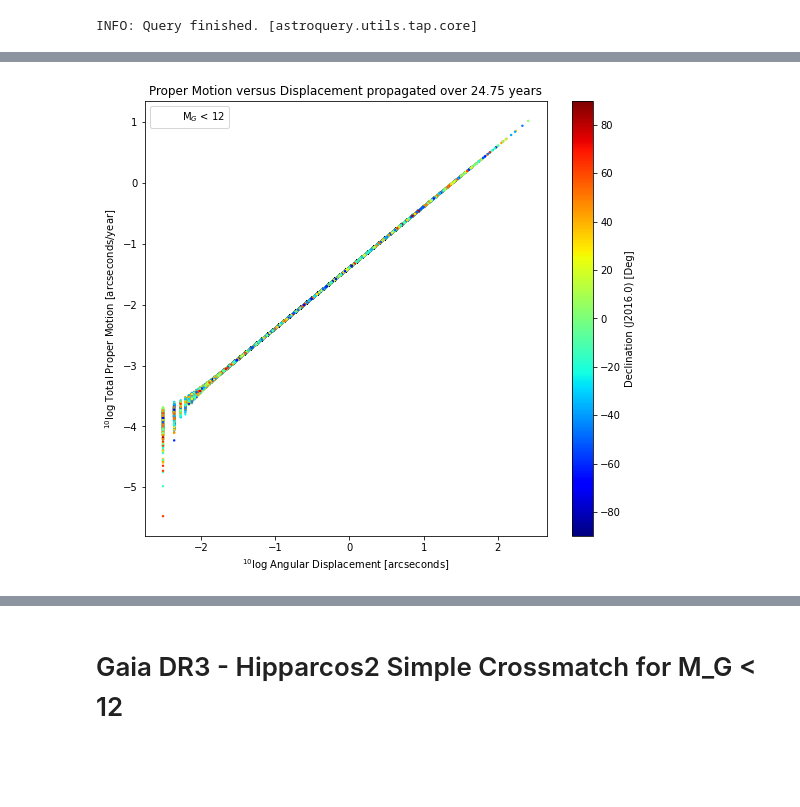
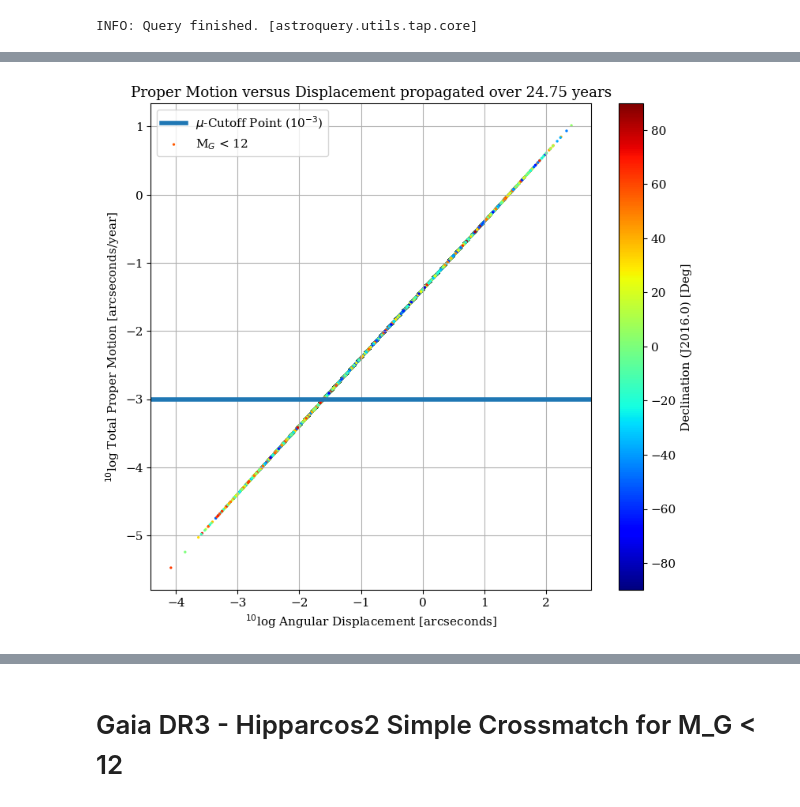
Before and after one commit to RenVit318/masterproject, a Jupyter notebook: src/simple_xm_study.ipynb, the cells around one changed output, grey strips where cells are left out. Cells and saved outputs as stored; diff of their text form; code cells hidden in the pictures; blank space fills up the shorter version.

Commit message:
arccos bug fix

```diff
--- a/src/simple_xm_study.ipynb
+++ b/src/simple_xm_study.ipynb
@@ -7,13 +33,9 @@ import seaborn as sns
 # %%
 # Bugfixing, discretization/rouding errors going on in np.arccos
-def angular_distance(ra_a, dec_a, ra_b, dec_b, unit='radians'):
+def angular_distance(ra_a, dec_a, ra_b, dec_b, nu, unit='radians', nu_thresh=1e-3):
     """Calculates the angular distance between point A and point B without any assumptions
     For the equation, and its derivation see https://en.wikipedia.org/wiki/Angular_distance#General_case
     IMPORTANT: ra and dec are expected to be in RADIANS, if they're not use unit to specify"""
-
-    print(np.min(ra_a))
-    u, c = np.unique(ra_a, return_counts=True)
-    print(c)
 
     if unit =='radians':
         pass
@@ -23,25 +45,20 @@ def angular_distance(ra_a, dec_a, ra_b, dec_b, unit='radians'):
     else:
         raise ValueError(f"Unit {unit} is not recognized")
 
-    u, c = np.unique(ra_a, return_counts=True)
-    print(c)
 
-    sin_factor = np.sin(dec_a)*np.sin(dec_b)
-    print(np.min(sin_factor))
-    u, c = np.unique(sin_factor, return_counts=True)
-    print(c)
+    theta = np.zeros(ra_a.shape[0])
 
-    cos_factor = np.cos(dec_a)*np.cos(dec_b)*np.cos(ra_a-ra_b)
-
-    print(np.min(cos_factor))
-    u, c = np.unique(cos_factor, return_counts=True)
-    print(c)
-
-    theta = np.arccos(sin_factor + cos_factor)
-    print(np.min(theta))
-    u, c = np.unique(theta, return_counts=True)
-    print(u)
-    print(c)
+    for i in range(theta.shape[0]):
+        if nu[i] > nu_thresh: # 1e-3 is chosen based on where the errors appear to start 'kicking' in
+            # Full equation of displacement
+            sin_factor = np.sin(dec_a[i])*np.sin(dec_b[i])
+            cos_factor = np.cos(dec_a[i])*np.cos(dec_b[i])*np.cos(ra_a[i]-ra_b[i])
+            theta[i] = np.arccos(sin_factor + cos_factor)
+        else:
+            # Small angular distance approximation to account for floating point errors
+            factor1 = (ra_a[i] - ra_b[i]) * np.cos(dec_a[i])
+            factor2 = dec_a[i] - dec_b[i]
+            theta[i] = np.sqrt( (factor1 ** 2) + (factor2 ** 2))
 
     return theta
 # %%
@@ -67,3 +85,4 @@ plx_mask = ~r['parallax'].mask # Hotfix because we did not filter out the Gaia o
 # %%
-theta = angular_distance(r['ra'][plx_mask], r['dec'][plx_mask], r['ra_prop'][plx_mask], r['dec_prop'][plx_mask],unit='degrees')
+nu = np.sqrt((r['pmra']**2) + r['pmdec']**2)/1e3
+theta = angular_distance(r['ra'], r['dec'], r['ra_prop'], r['dec_prop'], nu, unit='degrees', nu_thresh=1e10)
 theta_as = 3600. * np.degrees(theta)
@@ -120,21 +139,23 @@ plt.show()
 # %%
 # Distribution of Proper Motion vs. Displacement coded by Declination
 fig, ax = plt.subplots(1,1, figsize=(9,8))
 
 nu = np.sqrt((r['pmra']**2) + r['pmdec']**2)/1e3
 nu_theta = ax.scatter(np.log10(theta_as), np.log10(nu), c=r['dec'], s=2, label=r"M$_G$ < 12", cmap='jet')
 cb = plt.colorbar(nu_theta)
+ax.axhline(y=-3, label=r"$\mu$-Cutoff Point (10$^{-3}$)")
+
 
 cb.set_label("Declination (J2016.0) [Deg]")
 ax.set_xlabel(r"$^{10}$log Angular Displacement [arcseconds]")
 ax.set_ylabel(r"$^{10}$log Total Proper Motion [arcseconds/year]")
 ax.set_title("Proper Motion versus Displacement propagated over 24.75 years")
 
 plt.legend()
 plt.savefig('../../figures/bprop_theta_nu_gaia12_dec',bbox_inches='tight',transparent=True)
 plt.show()
 # %% [output]
-[figure, old version]
+[figure, new version]
 # %%
 fig, ax = plt.subplots(1,1, figsize=(9,8))
 
```
Also changed, not shown: parts of 17 cells of this notebook, 1 other file.
